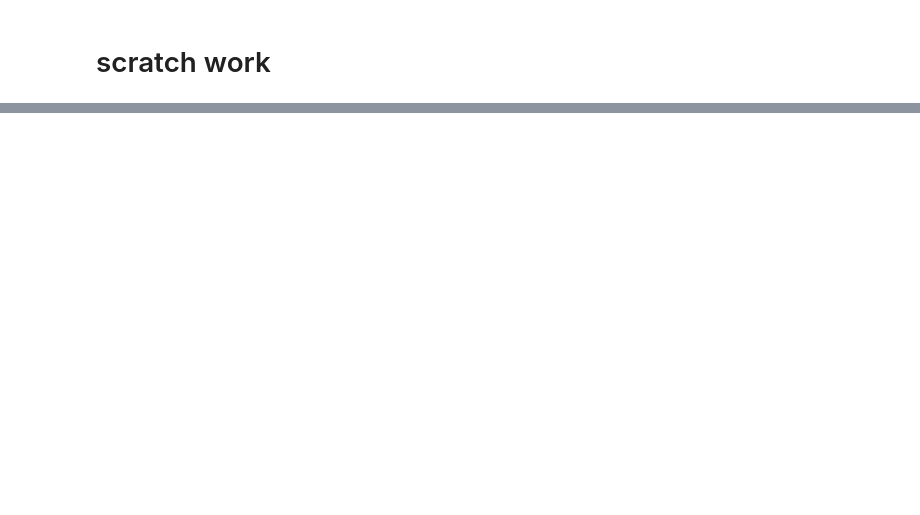
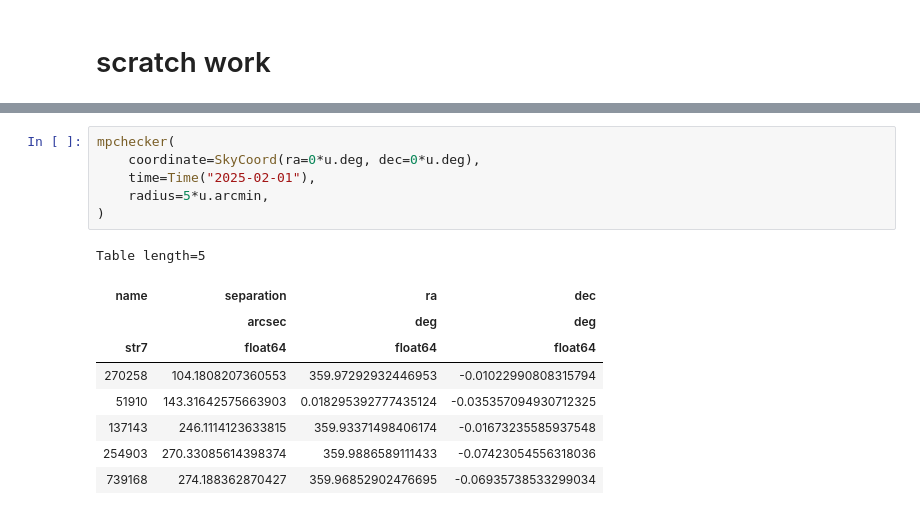
Before and after one commit to ben-cassese/jorbit, a Jupyter notebook: scratch.ipynb, the cells around one changed output, grey strips where cells are left out. Drawn from its saved outputs; the diff is of its cells as text; blank space fills up the shorter version.

Commit message:
completed mpchecker

```diff
--- a/scratch.ipynb
+++ b/scratch.ipynb
@@ -2,0 +11,16 @@
+# %%
+mpchecker(
+    coordinate=SkyCoord(ra=0*u.deg, dec=0*u.deg),
+    time=Time("2025-02-01"),
+    radius=5*u.arcmin,
+)
+# %% [output]
+Table length=5
+| name | separation | ra | dec |
+|  | arcsec | deg | deg |
+| str7 | float64 | float64 | float64 |
+| 270258 | 104.1808207360553 | 359.97292932446953 | -0.01022990808315794 |
+| 51910 | 143.31642575663903 | 0.018295392777435124 | -0.035357094930712325 |
+| 137143 | 246.1114123633815 | 359.93371498406174 | -0.01673235585937548 |
+| 254903 | 270.33085614398374 | 359.9886589111433 | -0.07423054556318036 |
+| 739168 | 274.188362870427 | 359.96852902476695 | -0.06935738533299034 |
```
Also changed, not shown: parts of 21 cells of this notebook, 13 other files.
